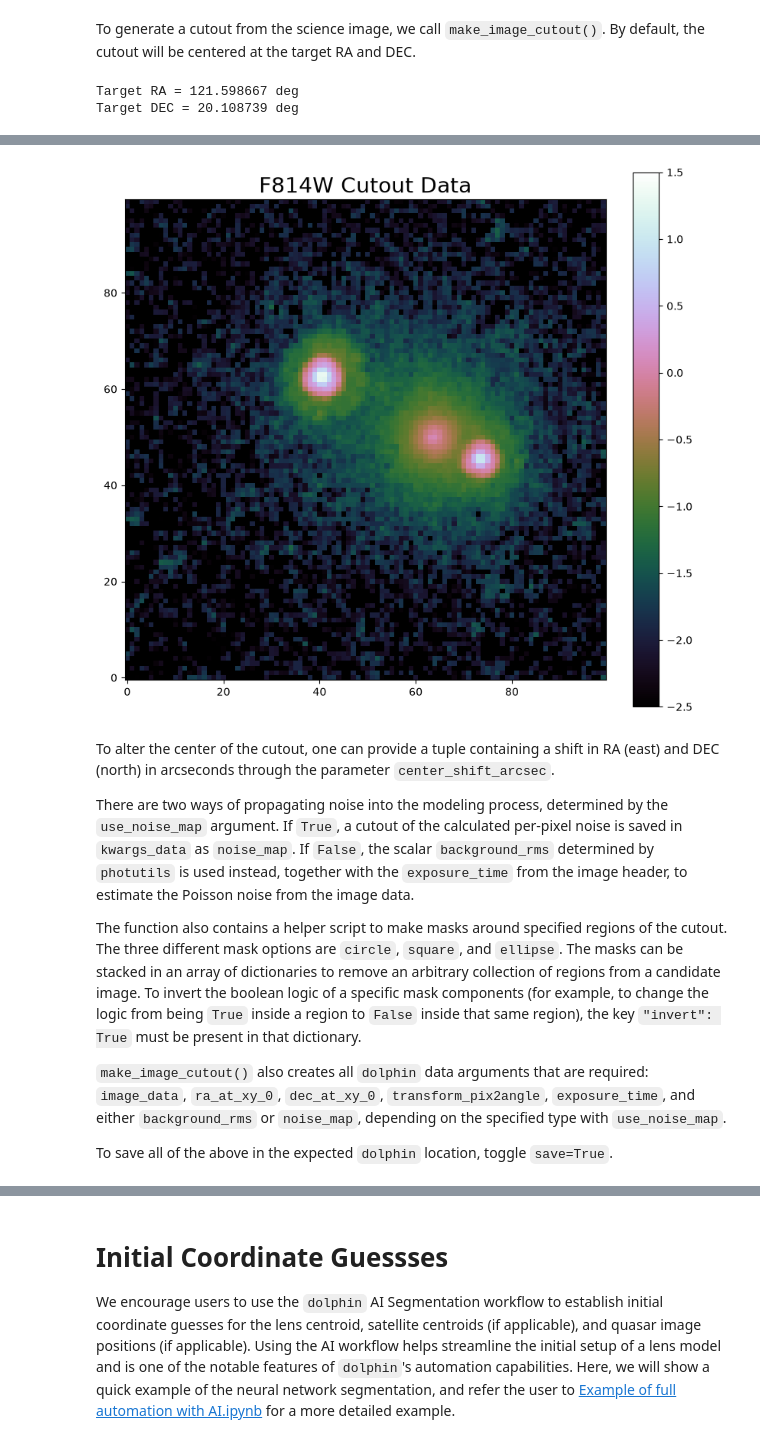
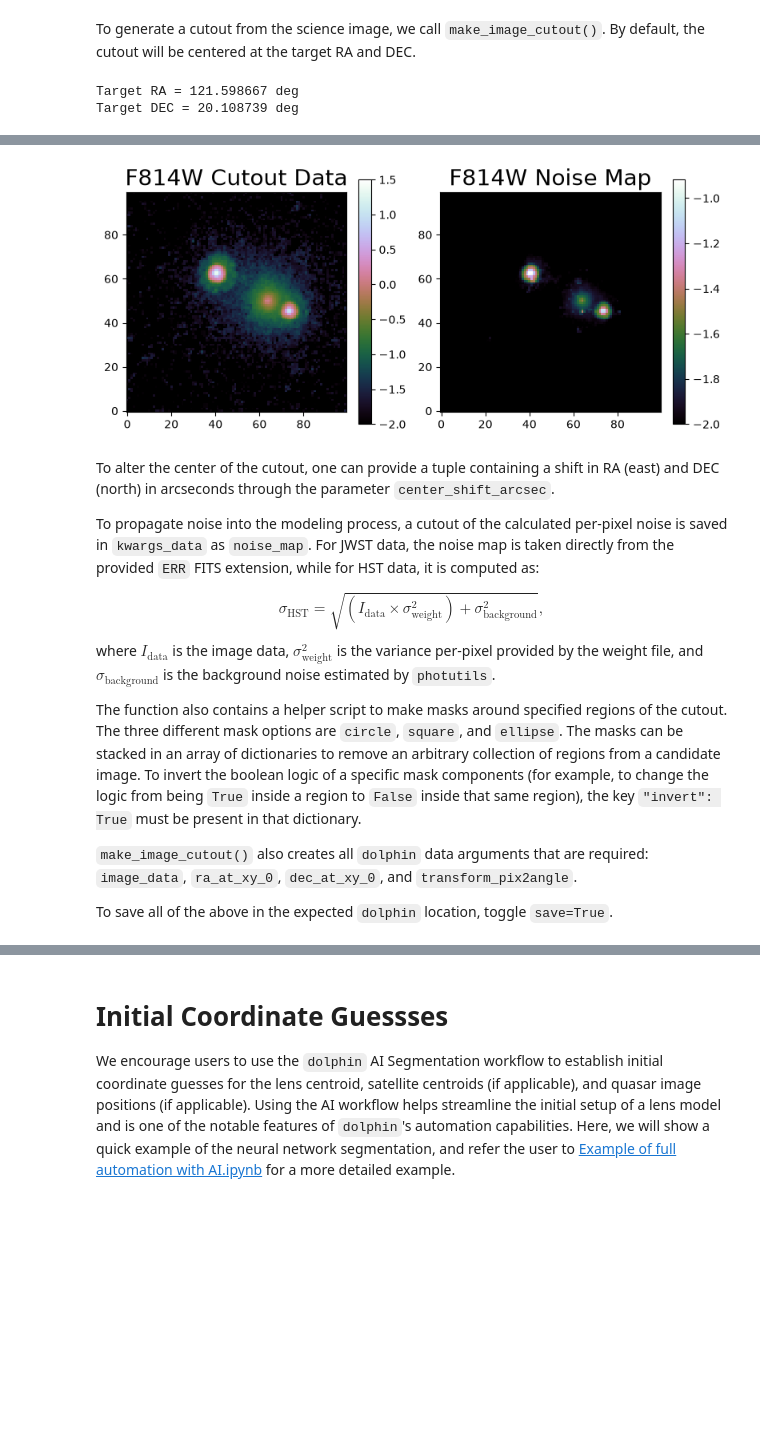
Before and after one commit to ajshajib/dolphin, a Jupyter notebook: notebooks/Example of ImageCutout.ipynb, the cells around one changed output, grey strips where cells are left out. Drawn from its saved outputs; the diff is of its cells as text; code cells hidden in the pictures; blank space fills up the shorter version.

Commit message:
Create compute_noise_map function to more easily add future instruments, save noise_map to kwargs_data, rewrite tests accordingly

```diff
--- a/notebooks/Example of ImageCutout.ipynb
+++ b/notebooks/Example of ImageCutout.ipynb
@@ -34,7 +34,7 @@ image_cutout.plot_full_image(vmin=-5)
 # %% [markdown]
 To generate a cutout from the science image, we call `make_image_cutout()`. By default, the cutout will be centered at the target RA and DEC.
 # %%
-image_cutout.make_image_cutout(cutout_scale=100, vmin=-2.5, save=False)
+image_cutout.make_image_cutout(cutout_scale=100, vmin=-2.0, save=False)
 # %% [output]
 Target RA = 121.598667 deg
 Target DEC = 20.108739 deg
@@ -42,12 +43,17 @@ WARNING: Input data contains non-finite (NaN or infinity) values, which were aut
-[figure, old version]
+[figure, new version]
 # %% [markdown]
 To alter the center of the cutout, one can provide a tuple containing a shift in RA (east) and DEC (north) in arcseconds through the parameter `center_shift_arcsec`.
 
-There are two ways of propagating noise into the modeling process, determined by the `use_noise_map` argument. If `True`, a cutout of the calculated per-pixel noise is saved in `kwargs_data` as `noise_map`. If `False`, the scalar `background_rms` determined by `photutils` is used instead, together with the `exposure_time` from the image header, to estimate the Poisson noise from the image data.
+To propagate noise into the modeling process, a cutout of the calculated per-pixel noise is saved in `kwargs_data` as `noise_map`. For JWST data, the noise map is taken directly from the provided `ERR` FITS extension, while for HST data, it is computed as:
+
+$$
+\sigma_\text{HST} = \sqrt{(I_\text{data}\times\sigma_\text{weight}^2) + \sigma_\text{background}^2},
+$$
+where $I_\text{data}$ is the image data, $\sigma_\text{weight}^2$ is the variance per-pixel provided by the weight file, and $\sigma_\text{background}$ is the background noise estimated by `photutils`.
 
 The function also contains a helper script to make masks around specified regions of the cutout. The three different mask options are `circle`, `square`, and `ellipse`. The masks can be stacked in an array of dictionaries to remove an arbitrary collection of regions from a candidate image. To invert the boolean logic of a specific mask components (for example, to change the logic from being `True` inside a region to `False` inside that same region), the key `"invert": True` must be present in that dictionary.
 
-`make_image_cutout()` also creates all `dolphin` data arguments that are required: `image_data`, `ra_at_xy_0`, `dec_at_xy_0`, `transform_pix2angle`, `exposure_time`, and either `background_rms` or `noise_map`, depending on the specified type with `use_noise_map`.
+`make_image_cutout()` also creates all `dolphin` data arguments that are required: `image_data`, `ra_at_xy_0`, `dec_at_xy_0`, and `transform_pix2angle`.
 
 To save all of the above in the expected `dolphin` location, toggle `save=True`.
 # %%
```
Also changed, not shown: parts of 3 cells of this notebook, 8 other files.
